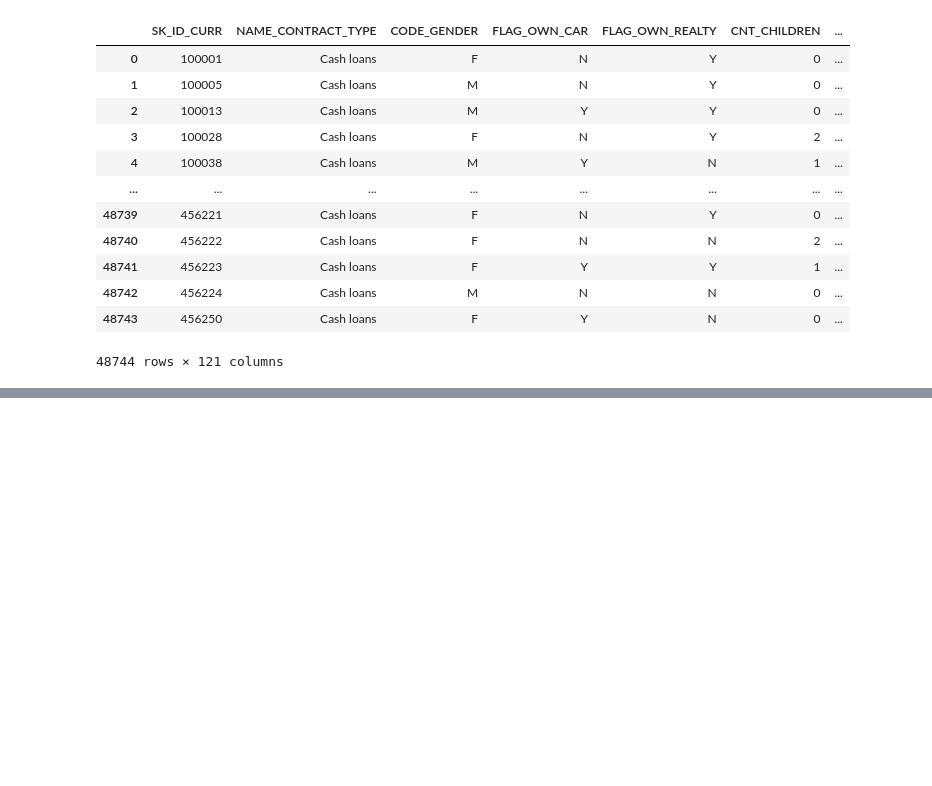
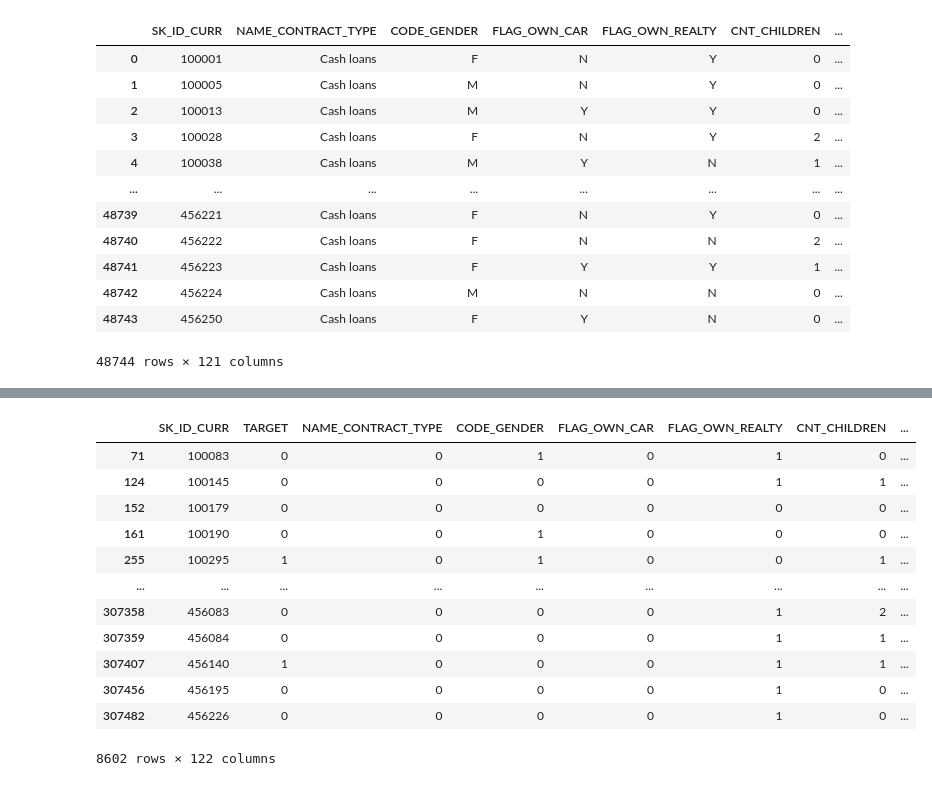
Before and after one commit to bididi/Application_of_bigdata_pj, a Jupyter notebook: Project part 1.ipynb, the cells around one changed output, grey strips where cells are left out. Drawn from its saved outputs; the diff is of its cells as text; code cells hidden in the pictures; blank space fills up the shorter version.

```diff
--- a/Project part 1.ipynb
+++ b/Project part 1.ipynb
@@ -174,0 +41,27 @@ SyntaxError: EOL while scanning string literal (<ipython-input-21-14abed9c5203>,
+# %%
+df_train["CODE_GENDER"] = df_train["CODE_GENDER"].astype('category').cat.codes
+df_test["CODE_GENDER"] = df_test["CODE_GENDER"].astype('category').cat.codes
+
+df_test['NAME_CONTRACT_TYPE']=df_test["NAME_CONTRACT_TYPE"].astype('category').cat.codes
+df_train['NAME_CONTRACT_TYPE']= df_train["NAME_CONTRACT_TYPE"].astype('category').cat.codes
+
+df_train['FLAG_OWN_CAR']=df_train["FLAG_OWN_CAR"].astype('category').cat.codes
+df_test['FLAG_OWN_CAR']=df_test["FLAG_OWN_CAR"].astype('category').cat.codes
+
+df_test['FLAG_OWN_REALTY']=df_test["FLAG_OWN_REALTY"].astype('category').cat.codes
+df_train['FLAG_OWN_REALTY']= df_train["FLAG_OWN_REALTY"].astype('category').cat.codes
+
+df_train['NAME_TYPE_SUITE']=df_train["NAME_TYPE_SUITE"].astype('category').cat.codes
+df_test['NAME_TYPE_SUITE']= df_test["NAME_TYPE_SUITE"].astype('category').cat.codes
+
+df_test['NAME_EDUCATION_TYPE']= df_test["NAME_EDUCATION_TYPE"].astype('category').cat.codes
+df_train['NAME_EDUCATION_TYPE']= df_train["NAME_EDUCATION_TYPE"].astype('category').cat.codes
+
+df_test['NAME_FAMILY_STATUS']= df_test["NAME_FAMILY_STATUS"].astype('category').cat.codes
+df_train['NAME_FAMILY_STATUS']= df_train["NAME_FAMILY_STATUS"].astype('category').cat.codes
+
+df_test['NAME_HOUSING_TYPE']=df_test["NAME_HOUSING_TYPE"].astype('category').cat.codes
+df_train['NAME_HOUSING_TYPE']=df_train["NAME_HOUSING_TYPE"].astype('category').cat.codes
+
+df_test['OCCUPATION_TYPE']=df_test["OCCUPATION_TYPE"].astype('category').cat.codes
+df_train['OCCUPATION_TYPE']= df_train["OCCUPATION_TYPE"].astype('category').cat.codes
@@ -174,0 +86,16 @@ SyntaxError: EOL while scanning string literal (<ipython-input-21-14abed9c5203>,
+# %%
+df_train
+# %% [output]
+|  | SK_ID_CURR | TARGET | NAME_CONTRACT_TYPE | CODE_GENDER | FLAG_OWN_CAR | FLAG_OWN_REALTY | CNT_CHILDREN | ... |
+| 71 | 100083 | 0 | 0 | 1 | 0 | 1 | 0 | ... |
+| 124 | 100145 | 0 | 0 | 0 | 0 | 1 | 1 | ... |
+| 152 | 100179 | 0 | 0 | 0 | 0 | 0 | 0 | ... |
+| 161 | 100190 | 0 | 0 | 1 | 0 | 0 | 0 | ... |
+| 255 | 100295 | 1 | 0 | 1 | 0 | 0 | 1 | ... |
+| ... | ... | ... | ... | ... | ... | ... | ... | ... |
+| 307358 | 456083 | 0 | 0 | 0 | 0 | 1 | 2 | ... |
+| 307359 | 456084 | 0 | 0 | 0 | 0 | 1 | 1 | ... |
+| 307407 | 456140 | 1 | 0 | 0 | 0 | 1 | 1 | ... |
+| 307456 | 456195 | 0 | 0 | 0 | 0 | 1 | 0 | ... |
+| 307482 | 456226 | 0 | 0 | 0 | 0 | 1 | 0 | ... |
+8602 rows × 122 columns
```
Also changed, not shown: parts of 3 cells of this notebook.
